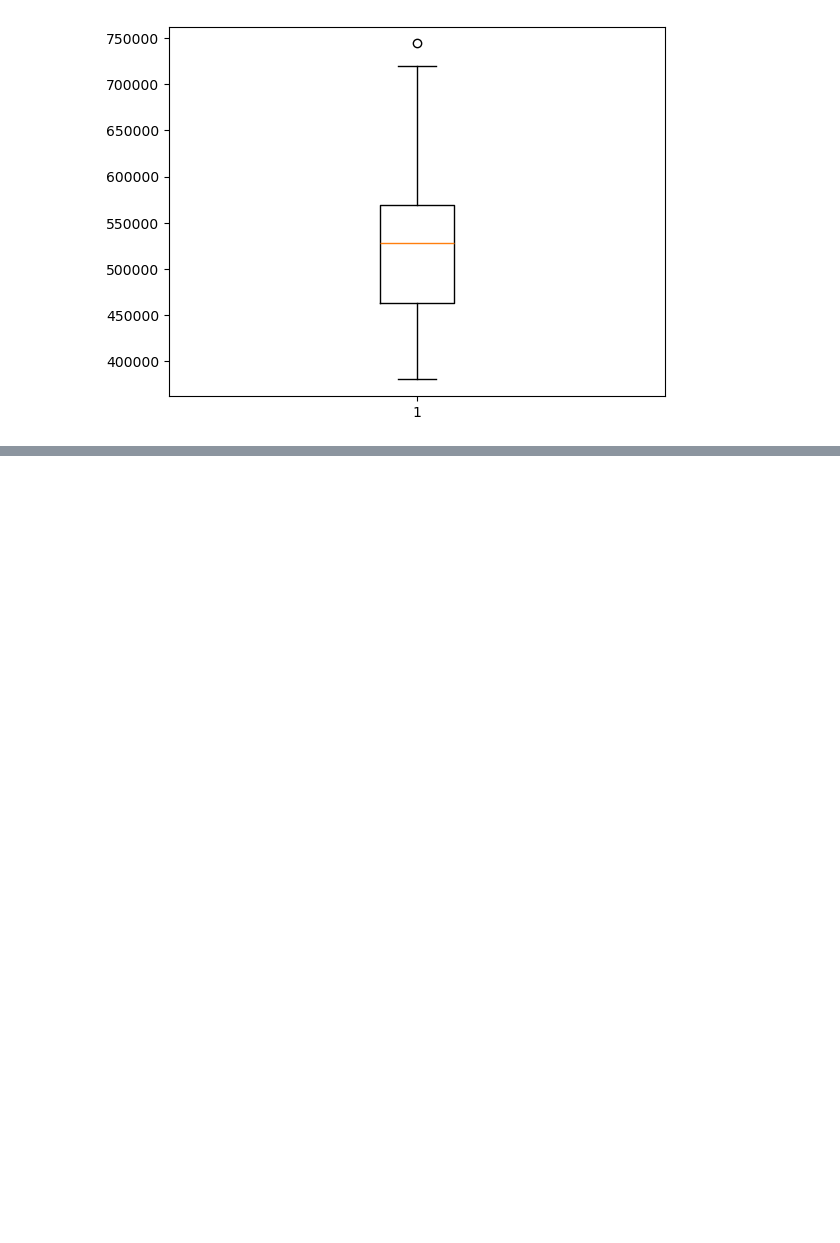
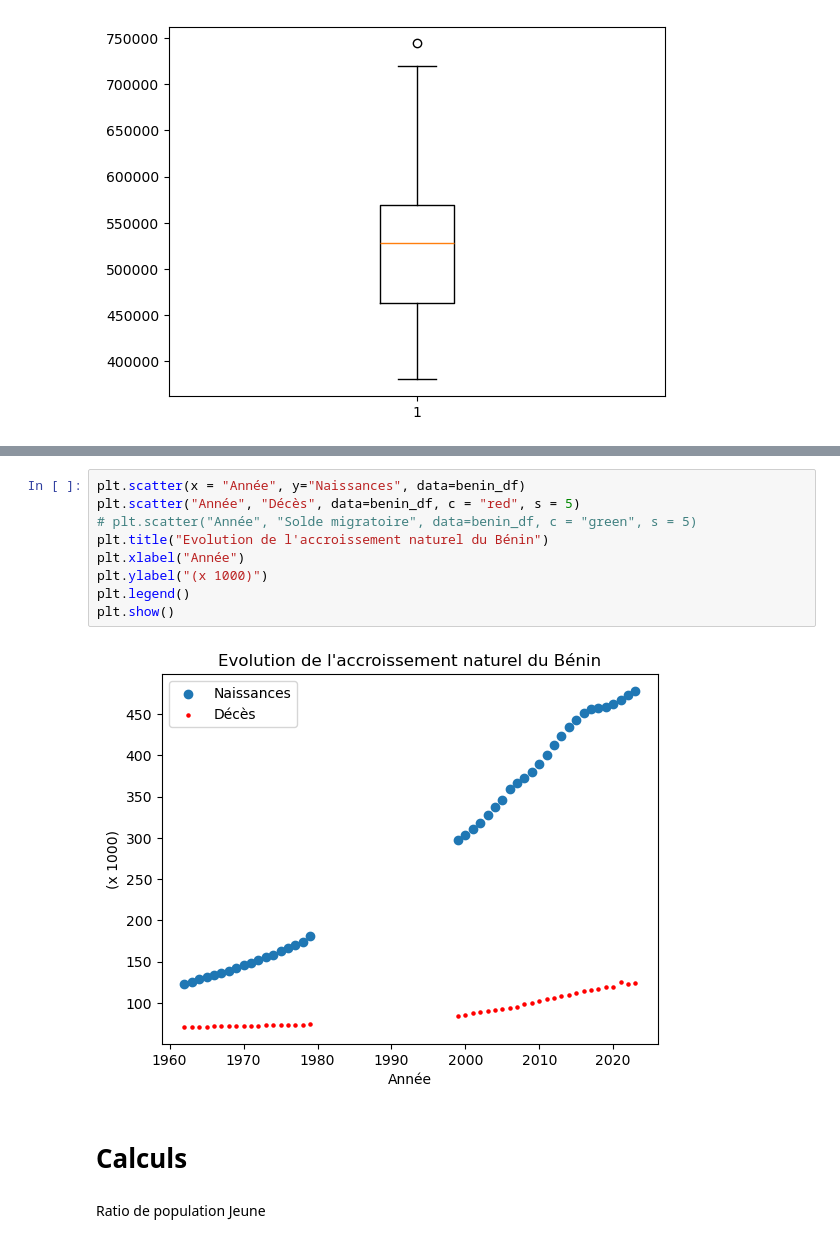
Before and after one commit to FidTCHANDO/ANIP_Challenge1, a Jupyter notebook: Tache_2_Tchando_SikaFidele_Notebook_JJMM.ipynb, the cells around one changed output, grey strips where cells are left out. Cells and saved outputs as stored; diff of their text form; blank space fills up the shorter version.

```diff
--- a/Tache_2_Tchando_SikaFidele_Notebook_JJMM.ipynb
+++ b/Tache_2_Tchando_SikaFidele_Notebook_JJMM.ipynb
@@ -111,0 +119,15 @@ benin_df.columns
+# %%
+plt.scatter(x = "Année", y="Naissances", data=benin_df)
+plt.scatter("Année", "Décès", data=benin_df, c = "red", s = 5)
+# plt.scatter("Année", "Solde migratoire", data=benin_df, c = "green", s = 5)
+plt.title("Evolution de l'accroissement naturel du Bénin")
+plt.xlabel("Année")
+plt.ylabel("(x 1000)")
+plt.legend()
+plt.show()
+# %% [output]
+[figure, added]
+# %% [markdown]
+# Calculs
+# %% [markdown]
+Ratio de population Jeune
```
Also changed, not shown: parts of 3 cells of this notebook.
